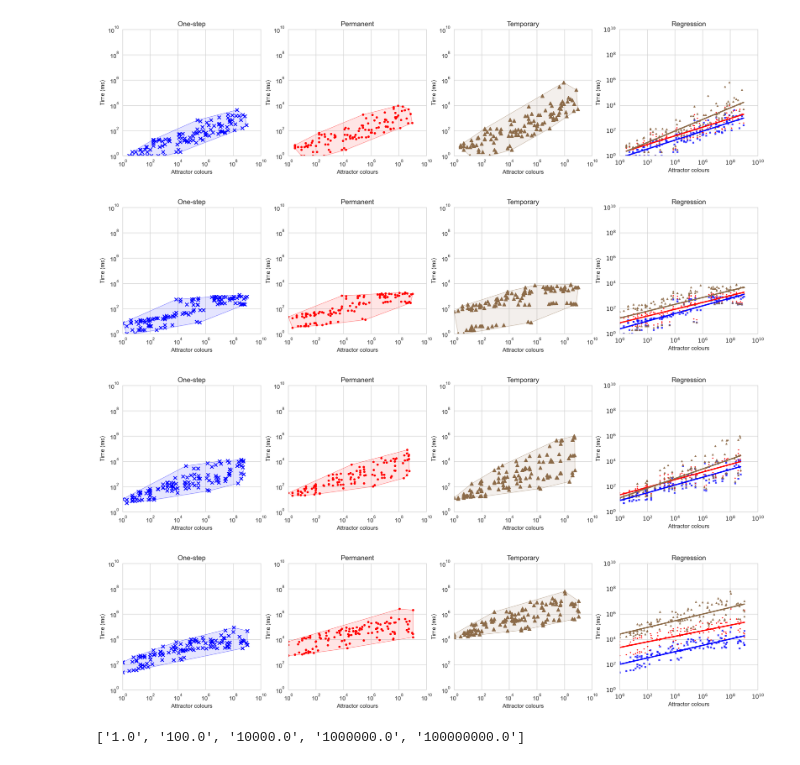
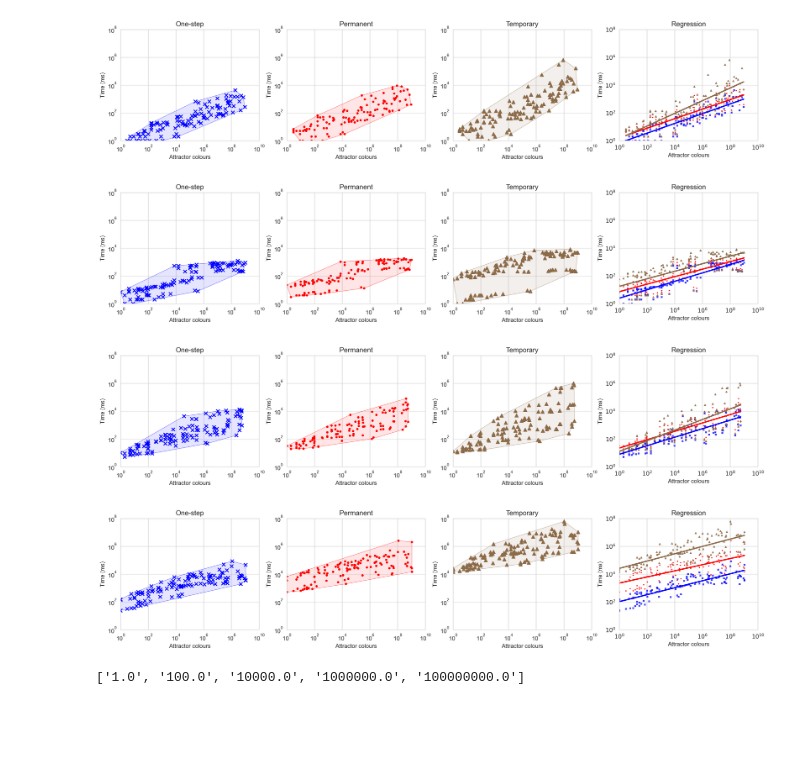
Before and after one commit to sybila/biodivine-pbn-control, a Jupyter notebook: plot_results/plots.ipynb, the cells around one changed output. Saved outputs shown, nothing was run; the diff lists cells and outputs as text; code cells hidden in the pictures; blank space fills up the shorter version.

```diff
--- a/plot_results/plots.ipynb
+++ b/plot_results/plots.ipynb
@@ -89,36 +89,37 @@ def generate_hull_plot(model_path, method, method_colour, method_marker, x_lim,
 # %%
 
 for model in ALL_MODELS:
     x_lim = 10 ** 10
-    y_lim = 10 ** 10
+    y_lim = 10 ** 8
 
     fig, axs = plt.subplots(1, 4)
 
     for i in range(len(ALL_METHOD_COLS)):
         generate_hull_plot(model, ALL_METHOD_COLS[i], ALL_METHODS_COLOURS[i],ALL_METHODS_MARKERS[i], x_lim, y_lim, axs[i])
 
     axs[3].set_title("Regression")
+    axs[3].set_xlim(0, math.log(x_lim, 10))
     axs[3].set_ylim(0, math.log(y_lim, 10))
-    axs[3].set_xlim(0, math.log(x_lim, 10))
     axs[3].set_xlabel('Attractor colours')
     axs[3].set_ylabel('Time (ms)')
 
     for i in range(len(ALL_METHOD_COLS)):
         x, y = generate_log_scatter(model, ALL_METHOD_COLS[i])
         sns.regplot(x=x, y=y, color=ALL_METHODS_COLOURS[i], marker=ALL_METHODS_MARKERS[i], ci=None, scatter_kws={"s": 7}, ax=axs[3])
 
     new_labels = [f"10^{item.get_text()}" for item in axs[3].get_xticklabels()]
-    ticks = range(0, 11, 2)
-    axs[3].set_xticks([float(t) for t in ticks], [f'$10^{{{t}}}$' for t in ticks])
-    axs[3].set_yticks([float(t) for t in ticks], [f'$10^{{{t}}}$' for t in ticks])
+    x_ticks = range(0, 11, 2)
+    axs[3].set_xticks([float(t) for t in x_ticks], [f'$10^{{{t}}}$' for t in x_ticks])
+    y_ticks = range(0, 9, 2)
+    axs[3].set_yticks([float(t) for t in y_ticks], [f'$10^{{{t}}}$' for t in y_ticks])
 
-    fig.set_size_inches(20, 4)
+    fig.set_size_inches(20, 3.5)
     fig.set_dpi(300)
 # %% [output]
-[figure, old version]
+[figure, new version]
-[figure, old version]
+[figure, new version]
-[figure, old version]
+[figure, new version]
-[figure, old version]
+[figure, new version]
 # %%
 [str(math.pow(10, i)) for i in range(0, 9, 2)]
 # %% [output]
```
Also changed, not shown: 18 other files.
